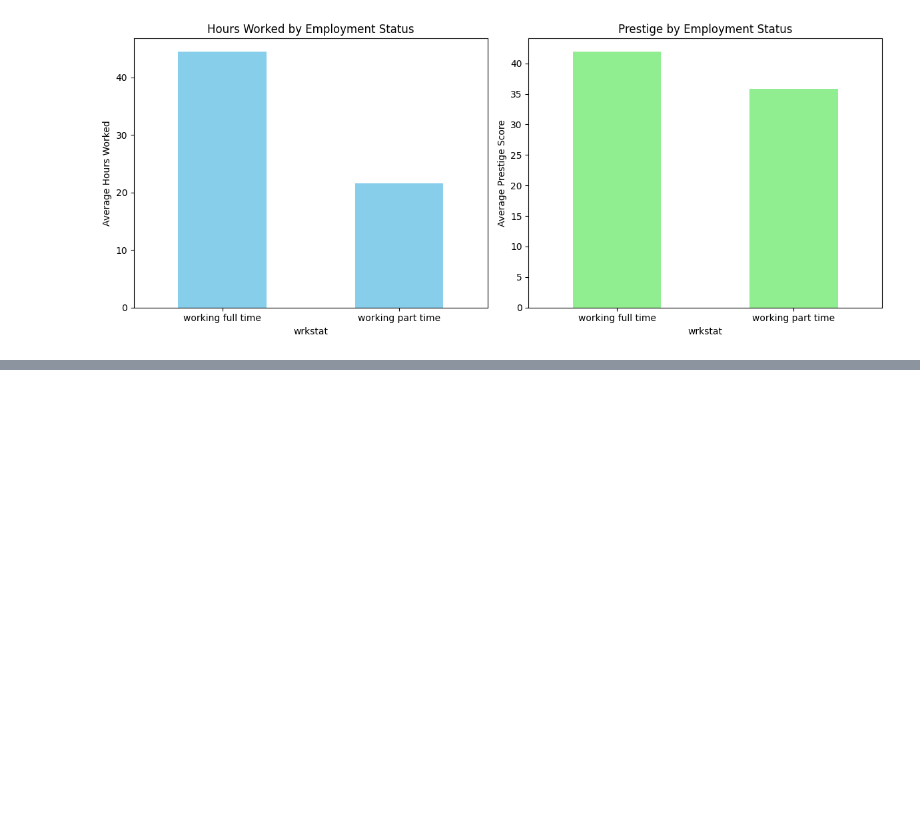
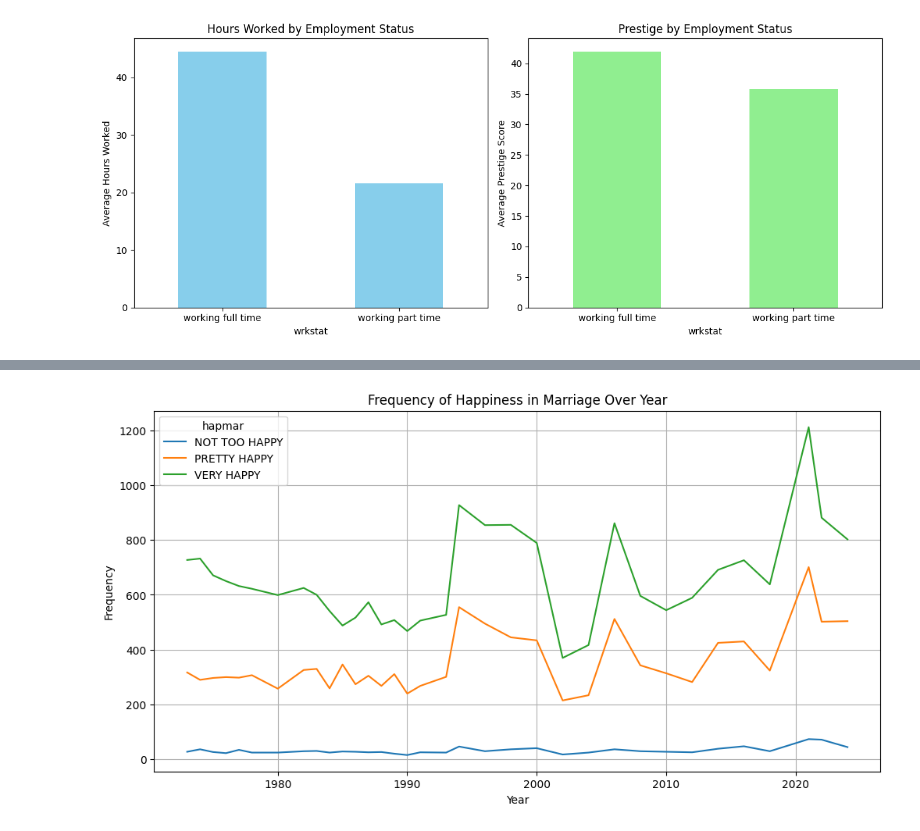
Before and after one commit to hildj/lab_eda, a Jupyter notebook: lab_notebook.ipynb, the cells around one changed output, grey strips where cells are left out. Saved outputs shown, nothing was run; the diff lists cells and outputs as text; code cells hidden in the pictures; blank space fills up the shorter version.

```diff
--- a/lab_notebook.ipynb
+++ b/lab_notebook.ipynb
@@ -223,0 +298,14 @@ Notes:
+# %%
+# Calculated the frequency of 'hapmar' per year
+hapmar_counts = df3.groupby(['year', 'hapmar']).size().reset_index(name='count')
+
+# Line plot again
+plt.figure(figsize=(12, 6))
+sns.lineplot(data=hapmar_counts, x='year', y='count', hue='hapmar')
+plt.title('Frequency of Happiness in Marriage Over Year')
+plt.xlabel('Year')
+plt.ylabel('Frequency')
+plt.grid(True)
+plt.show()
+# %% [output]
+[figure, added]
```
Also changed, not shown: parts of 15 cells of this notebook.
